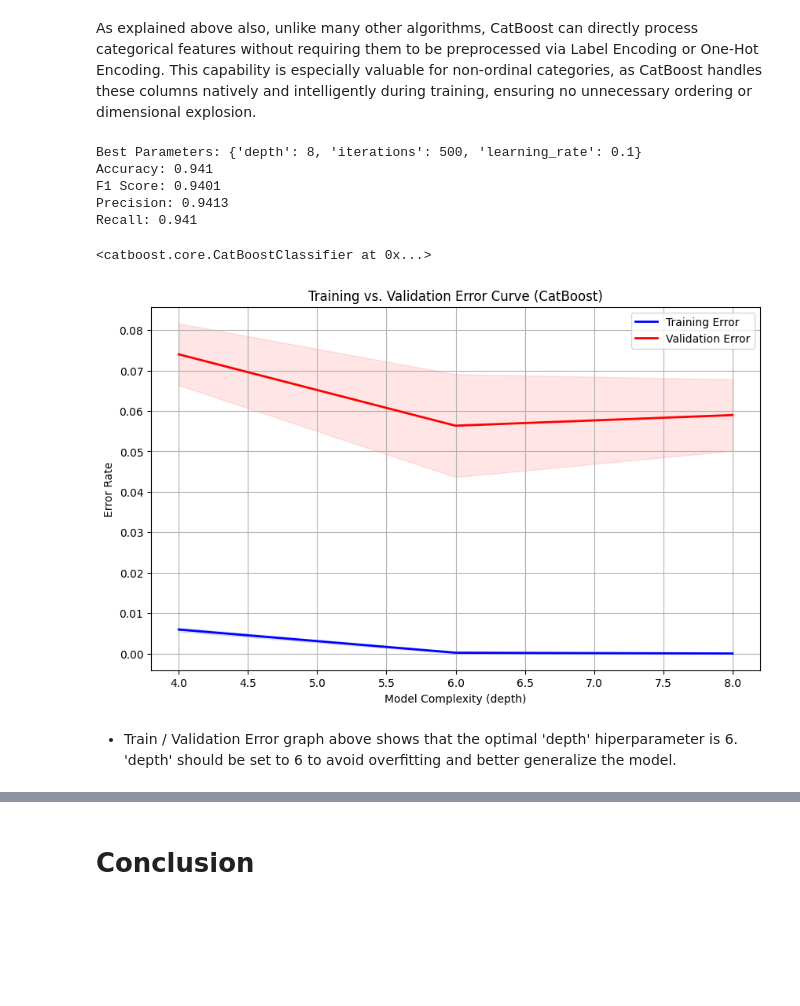
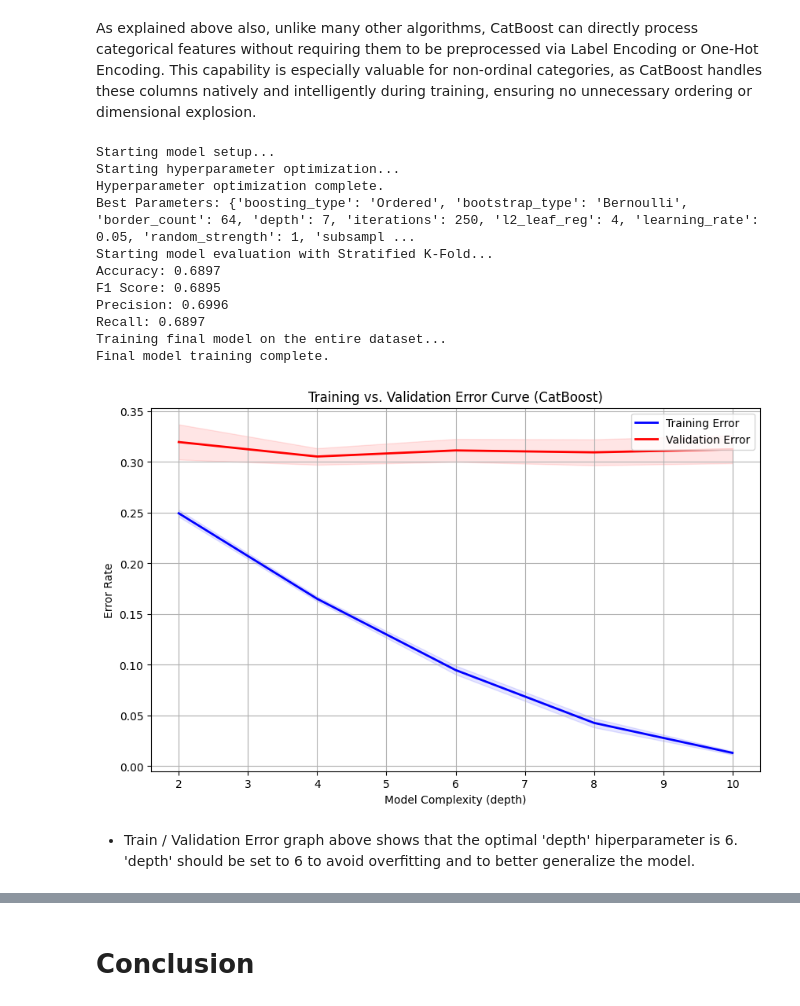
Before and after one commit to dilekdd/Multi-Class-Classification---CatBoost, a Jupyter notebook: multi-class-classification-catboost.ipynb, the cells around one changed output, grey strips where cells are left out. Drawn from its saved outputs; the diff is of its cells as text; code cells hidden in the pictures; blank space fills up the shorter version.

Commit message:
Kaggle Notebook | Multi-Class Classification - CatBoost | Version 5

```diff
--- a/multi-class-classification-catboost.ipynb
+++ b/multi-class-classification-catboost.ipynb
@@ -877,0 +851,24 @@ df_wins['new_game_intensity'] = np.where(abs(df_wins['home_score'] - df_wins['aw
+# %%
+###### Feature Engineering ############
+df_wins['new_match_location'] = np.where(df_wins['neutral'] == True, 'Neutral', 'Home')
+df_wins['home_team_total_games'] = df_wins.groupby('home_team').cumcount()
+df_wins['away_team_total_games'] = df_wins.groupby('away_team').cumcount()
+df_wins['season'] = df_wins['month'].apply(lambda x: 'Winter' if x in [12, 1, 2] else
+                                                      'Spring' if x in [3, 4, 5] else
+                                                      'Summer' if x in [6, 7, 8] else 'Fall')
+df_wins['competition_importance'] = df_wins['competition_group'].apply(lambda x: 'High' if 'world cup' in x.lower() or 'six nations' in x.lower() else 'Low')
+df_wins['opponent_total_games'] = df_wins.groupby('away_team').cumcount()
+
+df_wins['match_experience_difference'] = (
+    df_wins['home_team_total_games'] - df_wins['away_team_total_games']
+)
+
+df_wins['home_high_importance_games'] = df_wins.groupby('home_team')['competition_importance'].transform(
+    lambda x: (x == 'High').cumsum().shift().fillna(0)
+)
+df_wins['away_high_importance_games'] = df_wins.groupby('away_team')['competition_importance'].transform(
+    lambda x: (x == 'High').cumsum().shift().fillna(0)
+)
+# %%
+#dropping 'home_score' and 'away_score'variables to avoid data leakage
+df_wins = df_wins.drop(columns=['home_score', 'away_score'], axis=1)
@@ -963,22 +992,31 @@ total_samples = len(y) # Get the total number of samples in the target
 class_weights = {label: total_samples / count for label, count in class_counts.items()} # Compute class weights by dividing total samples by class count
 
 # Define the CatBoost model with class weights
+print("Starting model setup...")
 catboost_model = CatBoostClassifier(random_state=24, verbose=False,
                                     class_weights=[class_weights.get(label) for label in sorted(class_weights.keys())])
 
 # Define the parameter grid for hyperparameter tuning
 param_grid = {
-    'iterations': [100, 200, 500],
-    'learning_rate': [0.01, 0.1, 0.3],
-    'depth': [4, 6, 8]
+    'iterations': [250, 300],
+    'learning_rate': [0.05, 0.1],
+    'depth': [6, 7],
+    'l2_leaf_reg': [4, 5],
+    'border_count': [64, 96],
+    'random_strength': [1],
+    'boosting_type': ['Ordered'],
+    'bootstrap_type': ['Bernoulli'],
+    'subsample': [0.8, 1]
 }
 
 # Perform Grid Search with Stratified K-Fold Cross Validation to balance the classes
+print("Starting hyperparameter optimization...")
 stratified_kfold = StratifiedKFold(n_splits=5, shuffle=True, random_state=24)
 grid_search = GridSearchCV(estimator=catboost_model, param_grid=param_grid, cv=stratified_kfold, scoring='f1_weighted', n_jobs=-1)
 
 # Train the model with Grid Search
 grid_search.fit(X, y)
+print("Hyperparameter optimization complete.")
 
 # Get the best model and parameters
 best_model = grid_search.best_estimator_
@@ -986,6 +1024,7 @@ best_params = grid_search.best_params_
 print("Best Parameters:", best_params)
 
 # Evaluate model performance with Stratified K-Fold
+print("Starting model evaluation with Stratified K-Fold...")
 accuracies, f1_scores, precisions, recalls = [], [], [], []
 
 for train_idx, test_idx in stratified_kfold.split(X, y):
@@ -1009,16 +1048,23 @@ print("Precision:", round(pd.Series(precisions).mean(), 4))
 print("Recall:", round(pd.Series(recalls).mean(), 4))
 
 # Final model fit on the entire dataset with the best parameters and class weights
+print("Training final model on the entire dataset...")
 final_model = CatBoostClassifier(**best_params, random_state=24, verbose=False,
                                  class_weights=[class_weights.get(label) for label in sorted(class_weights.keys())])
 final_model.fit(X, y)
+print("Final model training complete.")
 # %% [output]
-Best Parameters: {'depth': 8, 'iterations': 500, 'learning_rate': 0.1}
-Accuracy: 0.941
-F1 Score: 0.9401
-Precision: 0.9413
-Recall: 0.941
+Starting model setup...
+Starting hyperparameter optimization...
+Hyperparameter optimization complete.
+Best Parameters: {'boosting_type': 'Ordered', 'bootstrap_type': 'Bernoulli', 'border_count': 64, 'depth': 7, 'iterations': 250, 'l2_leaf_reg': 4, 'learning_rate': 0.05, 'random_strength': 1, 'subsampl ...
+Starting model evaluation with Stratified K-Fold...
+Accuracy: 0.6897
+F1 Score: 0.6895
+Precision: 0.6996
+Recall: 0.6897
+Training final model on the entire dataset...
+Final model training complete.
-<catboost.core.CatBoostClassifier at 0x...>
 # %%
 from sklearn.model_selection import validation_curve
 import matplotlib.pyplot as plt
@@ -1026,40 +1072,40 @@ import numpy as np
 from catboost import CatBoostClassifier
 
 # Define the parameter range for 'depth' to test model complexity
-param_range = [4, 6, 8]  # Using the depth values from your hyperparameter tuning
+param_range = [2, 4, 6, 8, 10]  # Using the depth values from your hyperparameter tuning
 
 # Calculate training and validation scores using validation_curve
 train_scores, val_scores = validation_curve(
     CatBoostClassifier(random_state=24, verbose=False, class_weights=[class_weights.get(label) for label in sorted(class_weights.keys())]),
     X, y,
     param_name='depth', param_range=param_range,
     scoring="accuracy", cv=stratified_kfold, n_jobs=-1
 )
 
 # Calculate the mean and standard deviation of training and validation scores
 train_scores_mean = np.mean(train_scores, axis=1)
 val_scores_mean = np.mean(val_scores, axis=1)
 train_scores_std = np.std(train_scores, axis=1)
 val_scores_std = np.std(val_scores, axis=1)
 
 # Plotting the training and validation errors
 plt.figure(figsize=(10, 6))
 plt.plot(param_range, 1 - train_scores_mean, label="Training Error", color='blue', lw=2)
 plt.fill_between(param_range, 1 - (train_scores_mean - train_scores_std), 1 - (train_scores_mean + train_scores_std), alpha=0.1, color="blue")
 plt.plot(param_range, 1 - val_scores_mean, label="Validation Error", color='red', lw=2)
 plt.fill_between(param_range, 1 - (val_scores_mean - val_scores_std), 1 - (val_scores_mean + val_scores_std), alpha=0.1, color="red")
 
 # Graphic settings
 plt.title('Training vs. Validation Error Curve (CatBoost)')
 plt.xlabel('Model Complexity (depth)')
 plt.ylabel('Error Rate')
 plt.legend(loc="upper right")
 plt.grid()
 
 # Save the plot and display it
 plt.savefig("CatBoost_validation_curve.png")
 plt.show()
 # %% [output]
-[figure, old version]
+[figure, new version]
 # %% [markdown]
-* Train / Validation Error graph above shows that the optimal 'depth' hiperparameter is 6. 'depth' should be set to 6 to avoid overfitting and better generalize the model.
+* Train / Validation Error graph above shows that the optimal 'depth' hiperparameter is 6. 'depth' should be set to 6 to avoid overfitting and to  better generalize the model.
```
Also changed, not shown: parts of 17 cells of this notebook.
